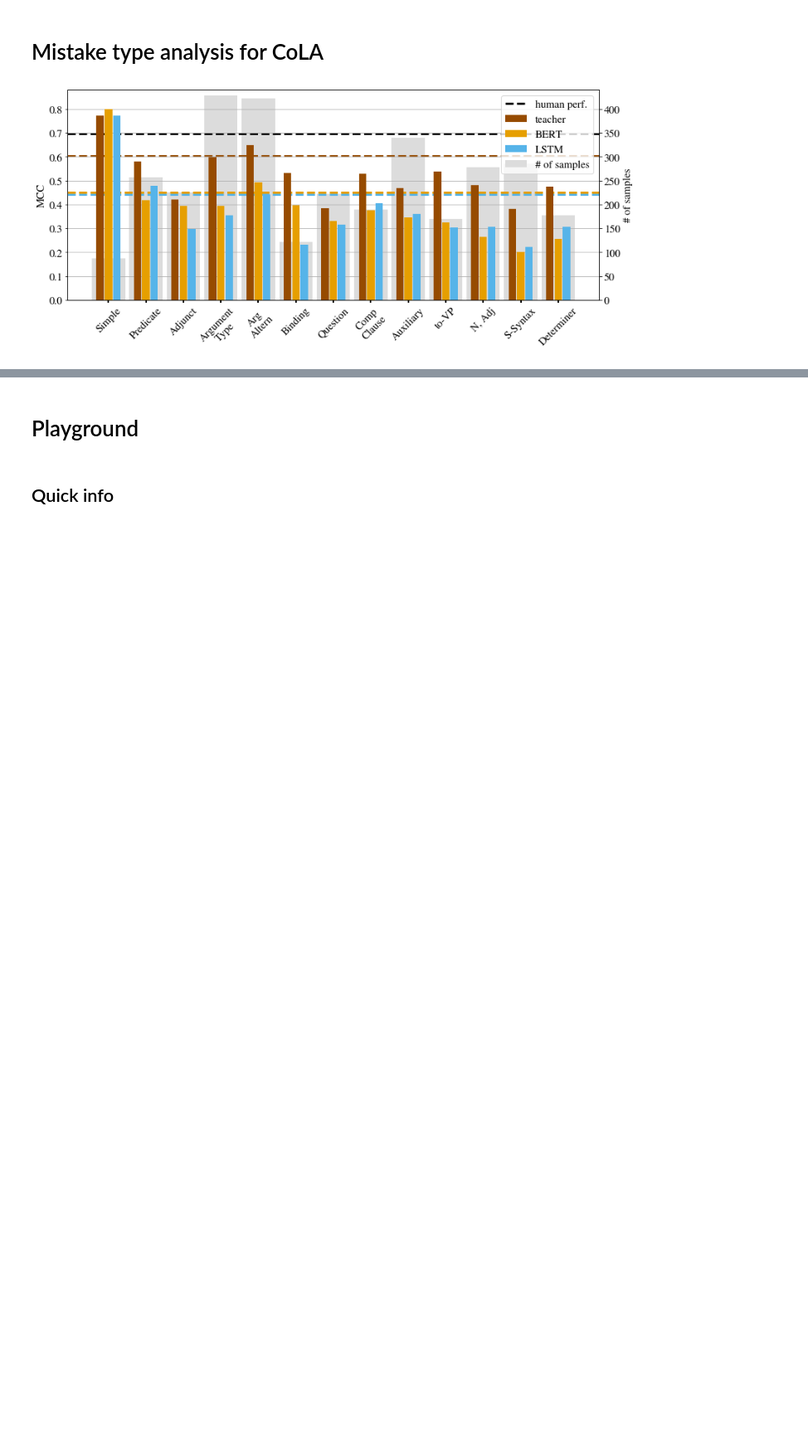
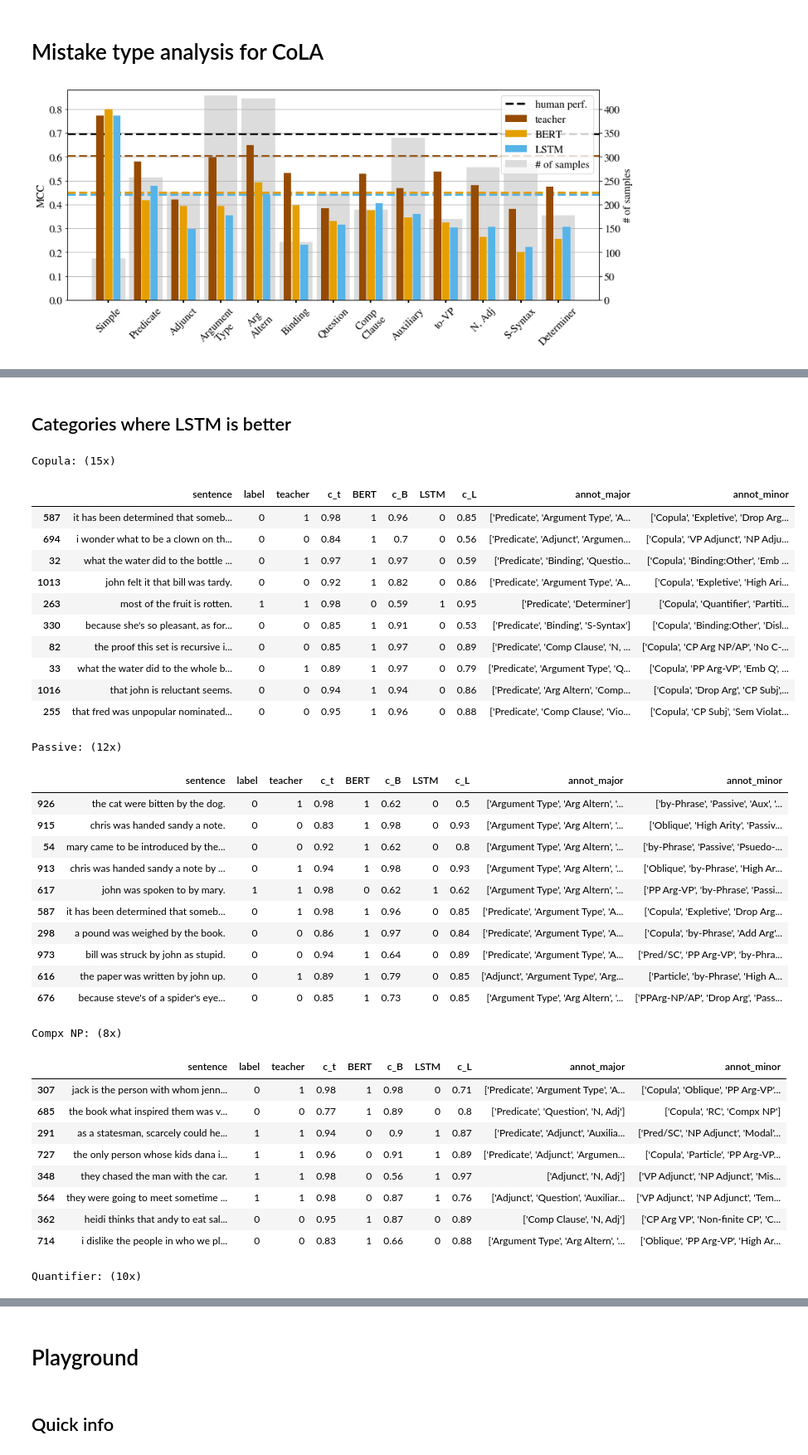
Before and after one commit to samsucik/knowledge-distil-bert, a Jupyter notebook: experiments/analysis/Prediction analysis.ipynb, the cells around one changed output, grey strips where cells are left out. Shown at 83% size. Cells and saved outputs as stored; diff of their text form; code cells hidden in the pictures; blank space fills up the shorter version.

Commit message:
Do prediction analysis for CoLA to compare models and explore KD, start exploring mistakes by category.

```diff
--- a/experiments/analysis/Prediction analysis.ipynb
+++ b/experiments/analysis/Prediction analysis.ipynb
@@ -479,0 +484,51 @@ fig.savefig("img/CoLA-annots_minor.png")
+# %% [markdown]
+## Categories where LSTM is better
+# %%
+N = 10
+cats = ["Copula", "Passive", "Compx NP", "Quantifier"]
+data = pd.read_csv("predictions/full_predictions-{}.csv".format(task))
+data = decode_labels(data, task)
+data = data[(data["label"] != data["pred_BERT"]) & (data["label"] == data["pred_LSTM"])]
+data = data.rename(columns={"confidence_{}".format(m): "c_{}".format(m[:1]) for m in model_types})
+data = data.rename(columns={"pred_{}".format(m): "{}".format(m) for m in model_types})
+for c in cats:
+    rows = data[data["annot_minor"].apply(lambda r: c in r)]
+    print("{}: ({}x)".format(c, len(rows)))
+    rows = shuffle(rows, random_state=42, n_samples=min(N, len(rows)))
+    display(colourcode_confidences(rows))
+# %% [output]
+Copula: (15x)
+|  | sentence | label | teacher | c_t | BERT | c_B | LSTM | c_L | annot_major | annot_minor |
+| 587 | it has been determined that someb... | 0 | 1 | 0.98 | 1 | 0.96 | 0 | 0.85 | ['Predicate', 'Argument Type', 'A... | ['Copula', 'Expletive', 'Drop Arg... |
+| 694 | i wonder what to be a clown on th... | 0 | 0 | 0.84 | 1 | 0.7 | 0 | 0.56 | ['Predicate', 'Adjunct', 'Argumen... | ['Copula', 'VP Adjunct', 'NP Adju... |
+| 32 | what the water did to the bottle ... | 0 | 1 | 0.97 | 1 | 0.97 | 0 | 0.59 | ['Predicate', 'Binding', 'Questio... | ['Copula', 'Binding:Other', 'Emb ... |
+| 1013 | john felt it that bill was tardy. | 0 | 0 | 0.92 | 1 | 0.82 | 0 | 0.86 | ['Predicate', 'Argument Type', 'A... | ['Copula', 'Expletive', 'High Ari... |
+| 263 | most of the fruit is rotten. | 1 | 1 | 0.98 | 0 | 0.59 | 1 | 0.95 | ['Predicate', 'Determiner'] | ['Copula', 'Quantifier', 'Partiti... |
+| 330 | because she's so pleasant, as for... | 0 | 0 | 0.85 | 1 | 0.91 | 0 | 0.53 | ['Predicate', 'Binding', 'S-Syntax'] | ['Copula', 'Binding:Other', 'Disl... |
+| 82 | the proof this set is recursive i... | 0 | 0 | 0.85 | 1 | 0.97 | 0 | 0.89 | ['Predicate', 'Comp Clause', 'N, ... | ['Copula', 'CP Arg NP/AP', 'No C-... |
+| 33 | what the water did to the whole b... | 0 | 1 | 0.89 | 1 | 0.97 | 0 | 0.79 | ['Predicate', 'Argument Type', 'Q... | ['Copula', 'PP Arg-VP', 'Emb Q', ... |
+| 1016 | that john is reluctant seems. | 0 | 0 | 0.94 | 1 | 0.94 | 0 | 0.86 | ['Predicate', 'Arg Altern', 'Comp... | ['Copula', 'Drop Arg', 'CP Subj',... |
+| 255 | that fred was unpopular nominated... | 0 | 0 | 0.95 | 1 | 0.96 | 0 | 0.88 | ['Predicate', 'Comp Clause', 'Vio... | ['Copula', 'CP Subj', 'Sem Violat... |
+Passive: (12x)
+|  | sentence | label | teacher | c_t | BERT | c_B | LSTM | c_L | annot_major | annot_minor |
+| 926 | the cat were bitten by the dog. | 0 | 1 | 0.98 | 1 | 0.62 | 0 | 0.5 | ['Argument Type', 'Arg Altern', '... | ['by-Phrase', 'Passive', 'Aux', '... |
+| 915 | chris was handed sandy a note. | 0 | 0 | 0.83 | 1 | 0.98 | 0 | 0.93 | ['Argument Type', 'Arg Altern', '... | ['Oblique', 'High Arity', 'Passiv... |
+| 54 | mary came to be introduced by the... | 0 | 0 | 0.92 | 1 | 0.62 | 0 | 0.8 | ['Argument Type', 'Arg Altern', '... | ['by-Phrase', 'Passive', 'Psuedo-... |
+| 913 | chris was handed sandy a note by ... | 0 | 1 | 0.94 | 1 | 0.98 | 0 | 0.93 | ['Argument Type', 'Arg Altern', '... | ['Oblique', 'by-Phrase', 'High Ar... |
+| 617 | john was spoken to by mary. | 1 | 1 | 0.98 | 0 | 0.62 | 1 | 0.62 | ['Argument Type', 'Arg Altern', '... | ['PP Arg-VP', 'by-Phrase', 'Passi... |
+| 587 | it has been determined that someb... | 0 | 1 | 0.98 | 1 | 0.96 | 0 | 0.85 | ['Predicate', 'Argument Type', 'A... | ['Copula', 'Expletive', 'Drop Arg... |
+| 298 | a pound was weighed by the book. | 0 | 0 | 0.86 | 1 | 0.97 | 0 | 0.84 | ['Predicate', 'Argument Type', 'A... | ['Copula', 'by-Phrase', 'Add Arg'... |
+| 973 | bill was struck by john as stupid. | 0 | 0 | 0.94 | 1 | 0.64 | 0 | 0.89 | ['Predicate', 'Argument Type', 'A... | ['Pred/SC', 'PP Arg-VP', 'by-Phra... |
+| 616 | the paper was written by john up. | 0 | 1 | 0.89 | 1 | 0.79 | 0 | 0.85 | ['Adjunct', 'Argument Type', 'Arg... | ['Particle', 'by-Phrase', 'High A... |
+| 676 | because steve's of a spider's eye... | 0 | 0 | 0.85 | 1 | 0.73 | 0 | 0.85 | ['Argument Type', 'Arg Altern', '... | ['PPArg-NP/AP', 'Drop Arg', 'Pass... |
+Compx NP: (8x)
+|  | sentence | label | teacher | c_t | BERT | c_B | LSTM | c_L | annot_major | annot_minor |
+| 307 | jack is the person with whom jenn... | 0 | 1 | 0.98 | 1 | 0.98 | 0 | 0.71 | ['Predicate', 'Argument Type', 'A... | ['Copula', 'Oblique', 'PP Arg-VP'... |
+| 685 | the book what inspired them was v... | 0 | 0 | 0.77 | 1 | 0.89 | 0 | 0.8 | ['Predicate', 'Question', 'N, Adj'] | ['Copula', 'RC', 'Compx NP'] |
+| 291 | as a statesman, scarcely could he... | 1 | 1 | 0.94 | 0 | 0.9 | 1 | 0.87 | ['Predicate', 'Adjunct', 'Auxilia... | ['Pred/SC', 'NP Adjunct', 'Modal'... |
+| 727 | the only person whose kids dana i... | 1 | 1 | 0.96 | 0 | 0.91 | 1 | 0.89 | ['Predicate', 'Adjunct', 'Argumen... | ['Copula', 'Particle', 'PP Arg-VP... |
+| 348 | they chased the man with the car. | 1 | 1 | 0.98 | 0 | 0.56 | 1 | 0.97 | ['Adjunct', 'N, Adj'] | ['VP Adjunct', 'NP Adjunct', 'Mis... |
+| 564 | they were going to meet sometime ... | 1 | 1 | 0.98 | 0 | 0.87 | 1 | 0.76 | ['Adjunct', 'Question', 'Auxiliar... | ['VP Adjunct', 'NP Adjunct', 'Tem... |
+| 362 | heidi thinks that andy to eat sal... | 0 | 0 | 0.95 | 1 | 0.87 | 0 | 0.89 | ['Comp Clause', 'N, Adj'] | ['CP Arg VP', 'Non-finite CP', 'C... |
+| 714 | i dislike the people in who we pl... | 0 | 0 | 0.83 | 1 | 0.66 | 0 | 0.88 | ['Argument Type', 'Arg Altern', '... | ['Oblique', 'PP Arg-VP', 'High Ar... |
+Quantifier: (10x)
```
Also changed, not shown: parts of 8 cells of this notebook, 1 other file.
